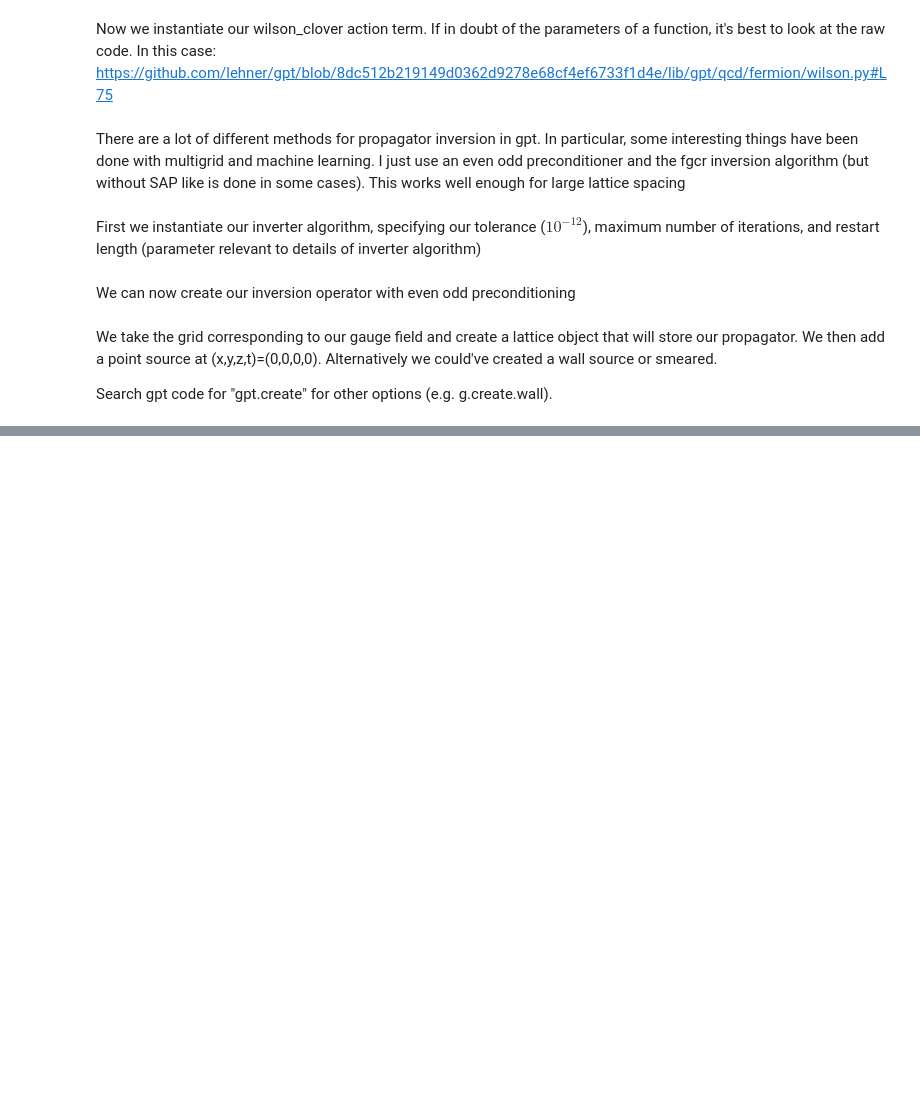
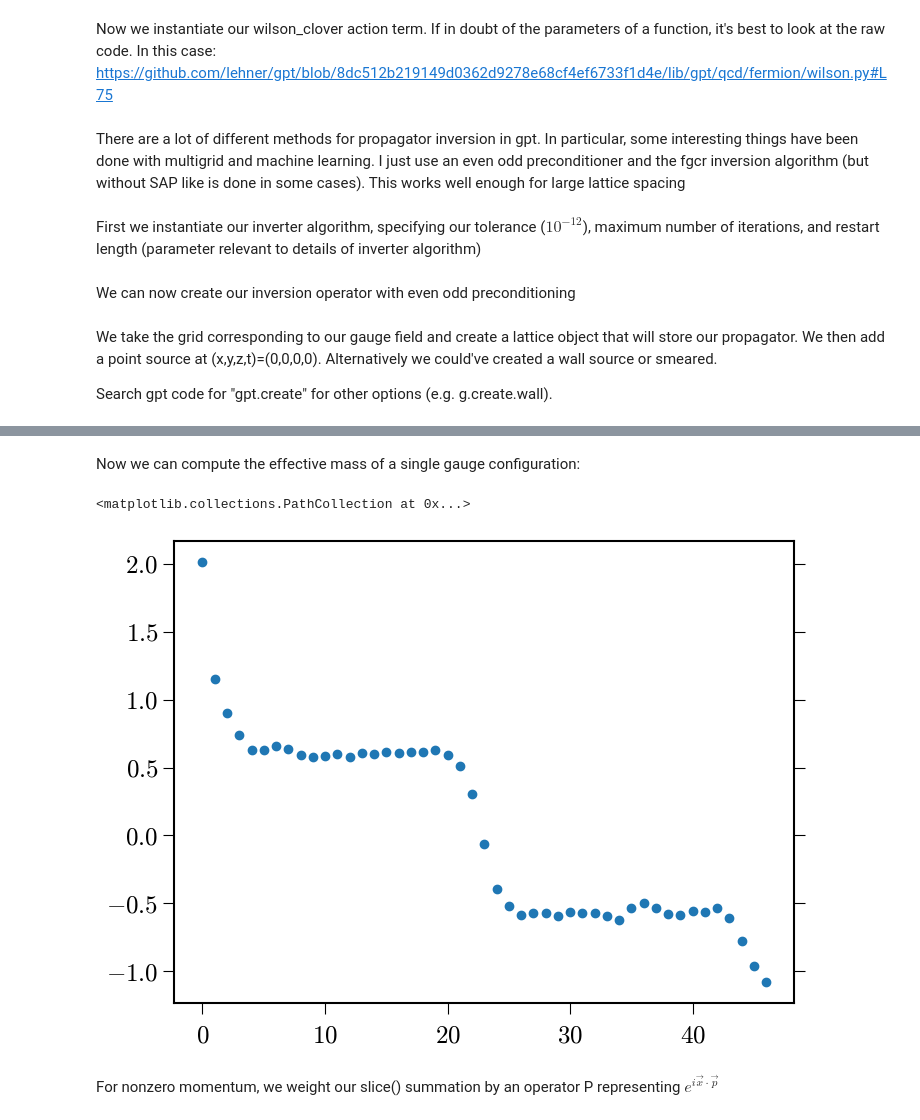
Before and after one commit to Sam-2727/sparsening, a Jupyter notebook: Basic_GPT_Tutorial.ipynb, the cells around one changed output, grey strips where cells are left out. Cells and saved outputs as stored; diff of their text form; code cells hidden in the pictures; blank space fills up the shorter version.

```diff
--- a/Basic_GPT_Tutorial.ipynb
+++ b/Basic_GPT_Tutorial.ipynb
@@ -306,0 +490,30 @@ prop = g(inv_w * src)
+# %% [markdown]
+Now we can compute the effective mass of a single gauge configuration:
+# %%
+# the more basic and more advanced forms for the effective mass
+def calcEnergyIndividual(corr):
+    E = []
+    for i in range(0,len(corr)-1):
+        E.append(np.log(corr[i]/corr[i+1]))
+    return np.array(E)
+def emMeson(corr):
+    corrMean = corr
+    E = []
+    for i in range(1,len(corrMean)-1):
+        E.append(np.arccosh((corrMean[i-1]+corrMean[i+1])/(2*corrMean[i])))
+    return np.array(E)
+def emBaryon(corr):
+    corrMean = corr
+    E = []
+    for i in range(1,len(corrMean)-1):
+        E.append(np.arcsinh((corrMean[i-1]-corrMean[i+1])/(2*corrMean[i])))
+    return np.array(E)
+# %%
+effectiveMassPion = calcEnergyIndividual(pionCorrProj)
+# if plotting emMeson, need to do np.arange(0,len(pionCorrProj)-2
+plt.scatter(np.arange(0,len(pionCorrProj)-1),effectiveMassPion)
+# %% [output]
+<matplotlib.collections.PathCollection at 0x...>
+[figure, added]
+# %% [markdown]
+For nonzero momentum, we weight our slice() summation by an operator P representing $e^{i\vec{x}\cdot\vec{p}}$
```
Also changed, not shown: parts of 39 cells of this notebook, 1 other file.
